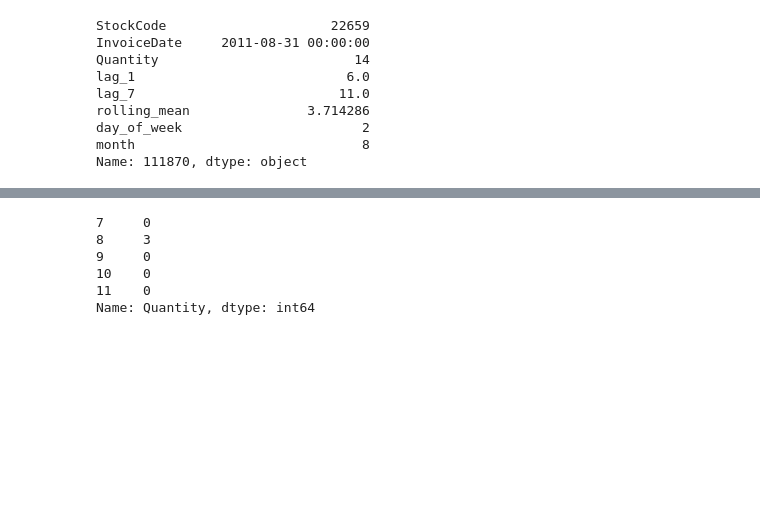
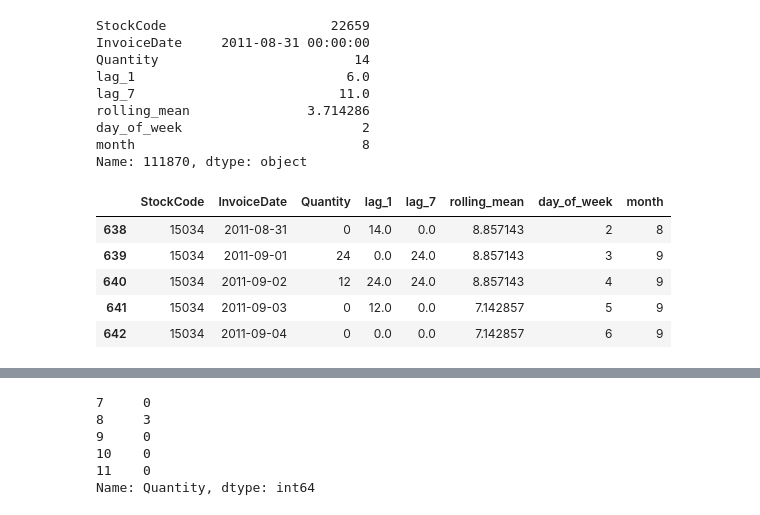
Before and after one commit to jayeshkoli-1402/RIDF, a Jupyter notebook: model.ipynb, the cells around one changed output, grey strips where cells are left out. Drawn from its saved outputs; the diff is of its cells as text; code cells hidden in the pictures; blank space fills up the shorter version.

```diff
--- a/model.ipynb
+++ b/model.ipynb
@@ -299,6 +301,15 @@ Name: 111870, dtype: object
 # %%
 Train = full_data[full_data['InvoiceDate'] < '2011-08-31']
 Test = full_data[full_data['InvoiceDate'] >= '2011-08-31']
+# %%
+Test.head()
+# %% [output]
+|  | StockCode | InvoiceDate | Quantity | lag_1 | lag_7 | rolling_mean | day_of_week | month |
+| 638 | 15034 | 2011-08-31 | 0 | 14.0 | 0.0 | 8.857143 | 2 | 8 |
+| 639 | 15034 | 2011-09-01 | 24 | 0.0 | 24.0 | 8.857143 | 3 | 9 |
+| 640 | 15034 | 2011-09-02 | 12 | 24.0 | 24.0 | 8.857143 | 4 | 9 |
+| 641 | 15034 | 2011-09-03 | 0 | 12.0 | 0.0 | 7.142857 | 5 | 9 |
+| 642 | 15034 | 2011-09-04 | 0 | 0.0 | 0.0 | 7.142857 | 6 | 9 |
 # %%
 Train.shape
 # %% [output]
```
Also changed, not shown: parts of 15 cells of this notebook.
